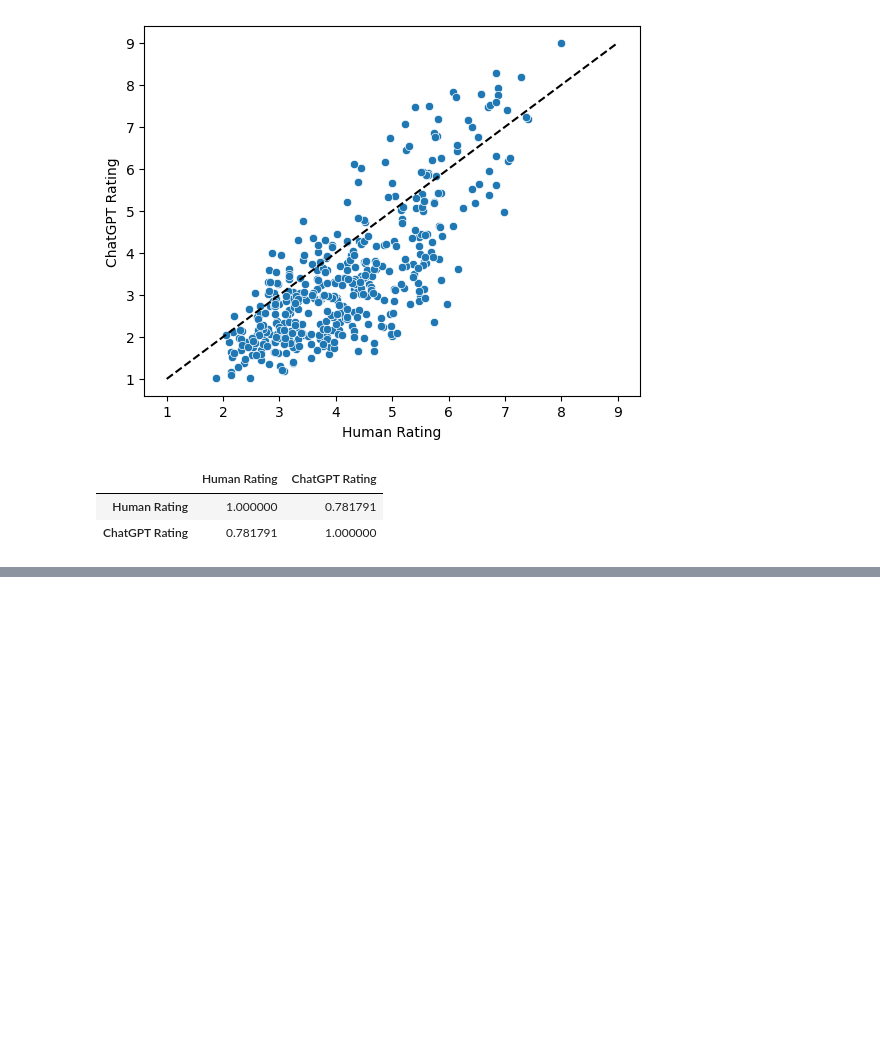
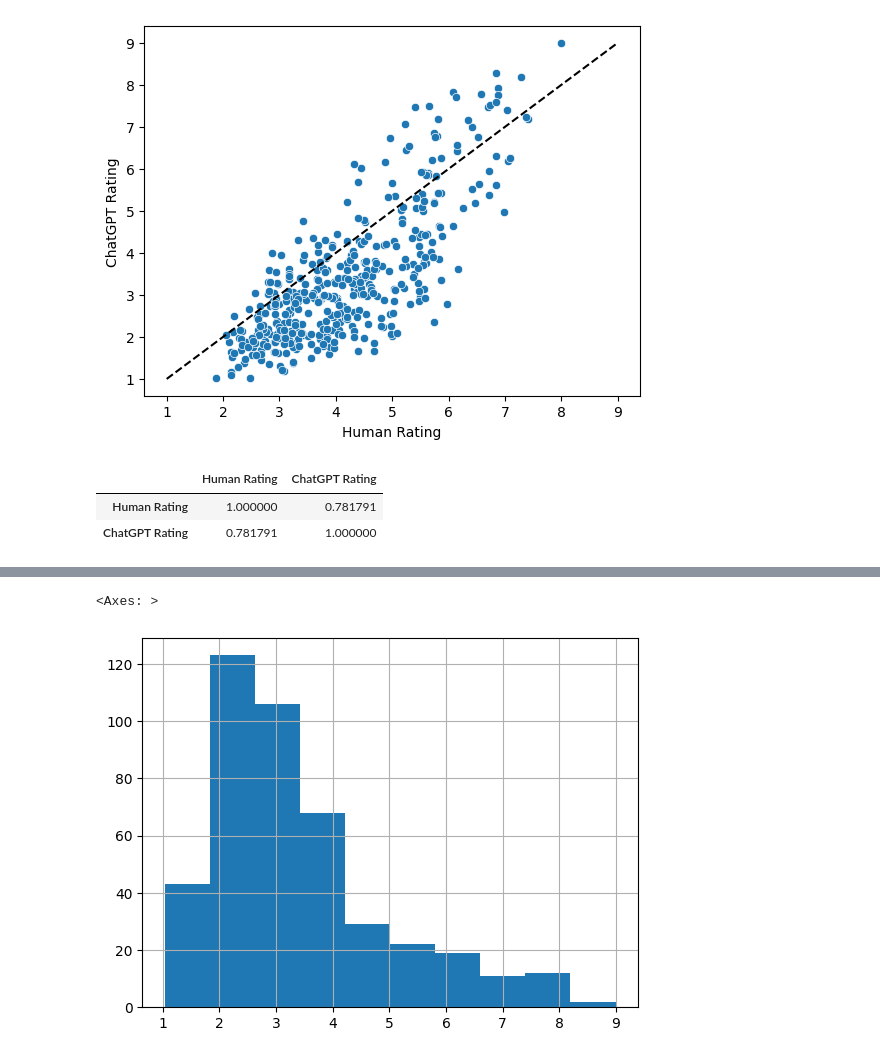
Before and after one commit to b-dickson/ChatGPT-Categorization, a Jupyter notebook: similartiy_ratings.ipynb, the cells around one changed output, grey strips where cells are left out. Drawn from its saved outputs; the diff is of its cells as text; code cells hidden in the pictures; blank space fills up the shorter version.

```diff
--- a/similartiy_ratings.ipynb
+++ b/similartiy_ratings.ipynb
@@ -180,0 +186,5 @@ results.corr(numeric_only=True)
+# %%
+results["ChatGPT Rating"].hist()
+# %% [output]
+<Axes: >
+[figure, added]
```
Also changed, not shown: parts of 1 cell of this notebook, 8 other files.
